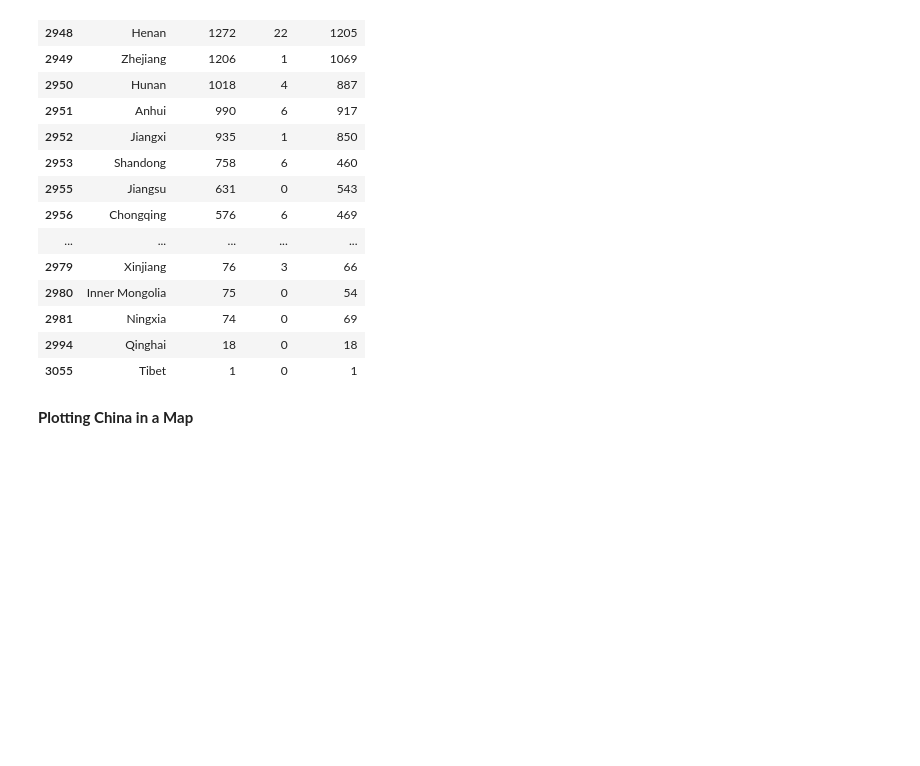
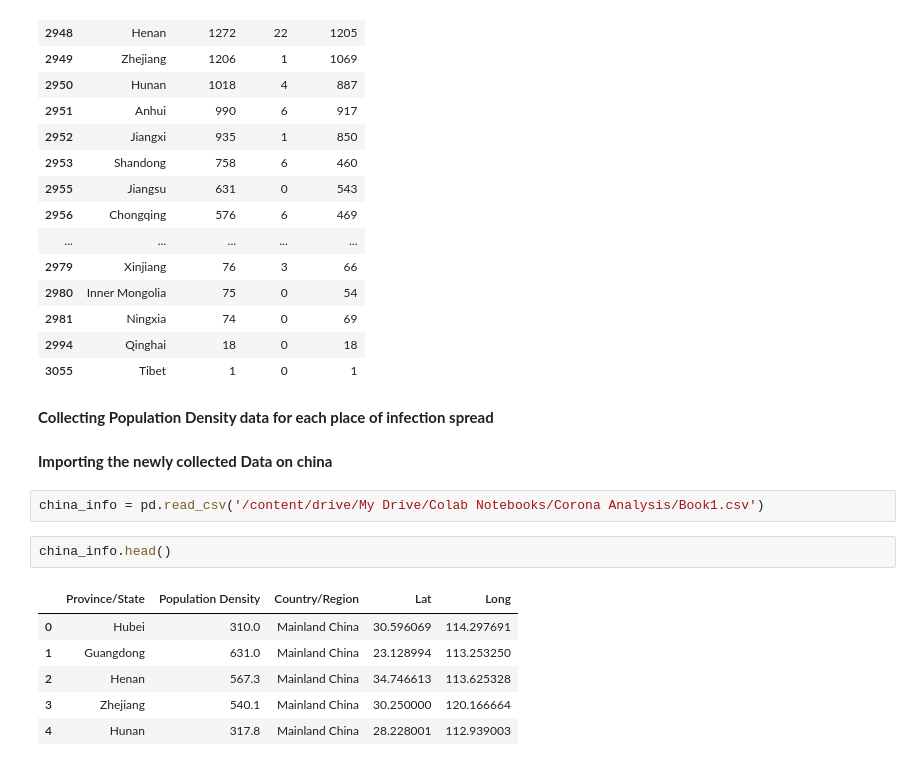
Before and after one commit to rajdip11/Exploratory-Data-Analysis, a Jupyter notebook: Analysis_of_COVID19.ipynb, the cells around one changed output. Drawn from its saved outputs; the diff is of its cells as text; blank space fills up the shorter version.

```diff
--- a/Analysis_of_COVID19.ipynb
+++ b/Analysis_of_COVID19.ipynb
@@ -312,5 +312,18 @@ styles = [
 | 2981 | Ningxia | 74 | 0 | 69 |
 | 2994 | Qinghai | 18 | 0 | 18 |
 | 3055 | Tibet | 1 | 0 | 1 |
-# %% [markdown]
-**Plotting China in a Map**
+# %% [markdown]
+**Collecting Population Density data for each place of infection spread**
+# %% [markdown]
+**Importing the newly collected Data on china**
+# %%
+china_info = pd.read_csv('/content/drive/My Drive/Colab Notebooks/Corona Analysis/Book1.csv')
+# %%
+china_info.head()
+# %% [output]
+|  | Province/State | Population Density | Country/Region | Lat | Long |
+| 0 | Hubei | 310.0 | Mainland China | 30.596069 | 114.297691 |
+| 1 | Guangdong | 631.0 | Mainland China | 23.128994 | 113.253250 |
+| 2 | Henan | 567.3 | Mainland China | 34.746613 | 113.625328 |
+| 3 | Zhejiang | 540.1 | Mainland China | 30.250000 | 120.166664 |
+| 4 | Hunan | 317.8 | Mainland China | 28.228001 | 112.939003 |
```
Also changed, not shown: parts of 6 cells of this notebook.
